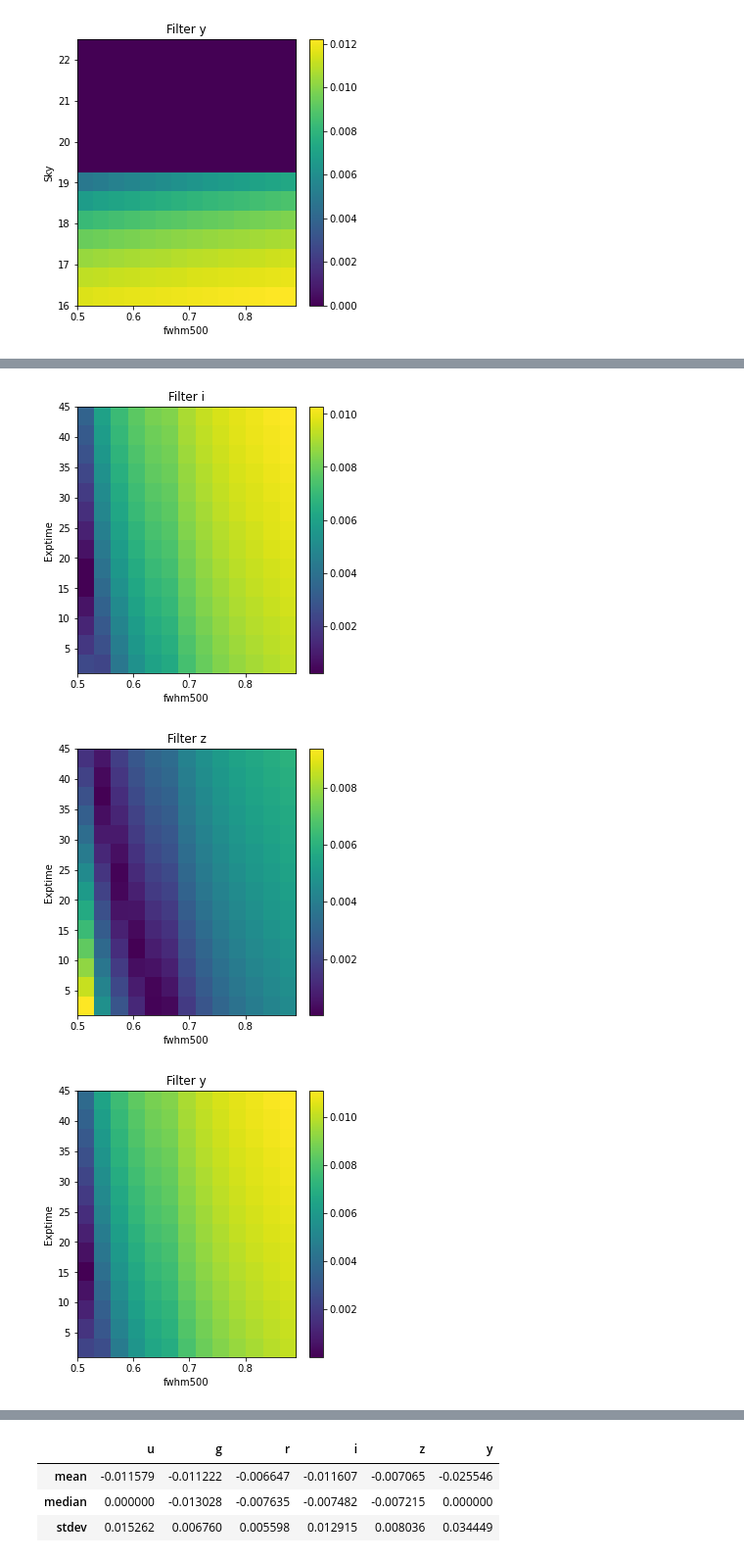
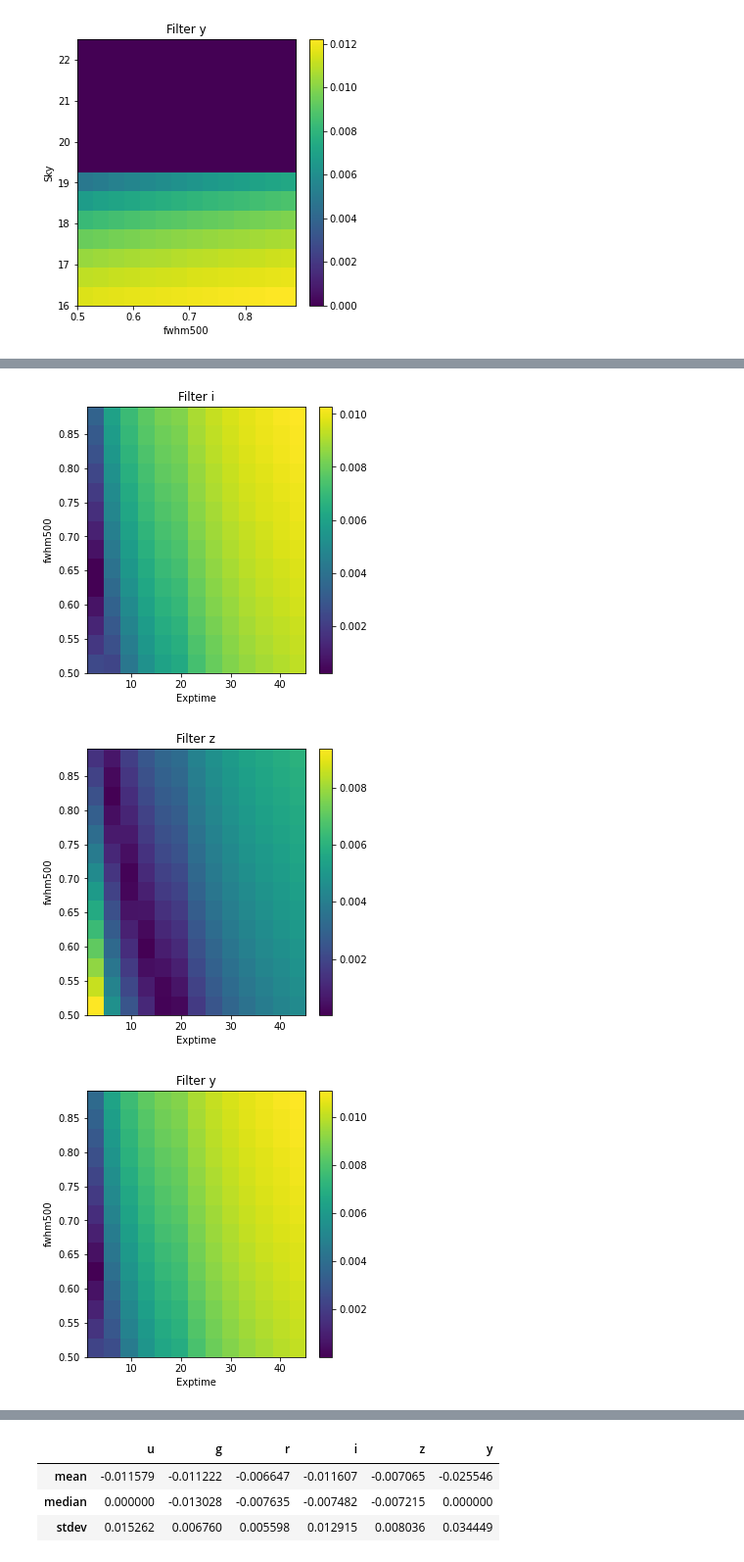
Before and after one commit to rhiannonlynne/notebooks, a Jupyter notebook: m5_approx check.ipynb, the cells around one changed output, grey strips where cells are left out. Shown at 98% size. Drawn from its saved outputs; the diff is of its cells as text; code cells hidden in the pictures.

Commit message:
Fix labels for plots

```diff
--- a/m5_approx check.ipynb
+++ b/m5_approx check.ipynb
@@ -297,10 +297,10 @@ diff[~skymask] = 0
 for fi,f in zip(flist, filterlist):
     plt.figure(figsize=(5,5))
     plt.imshow(diff[skyindx[f], :, :, 9, fi],
-               extent=[ X_range.min(), X_range.max(), fwhm500_range.min(), fwhm500_range.max()],
+               extent=[fwhm500_range.min(), fwhm500_range.max(), X_range.min(), X_range.max()],
               aspect='auto', origin='lower')
     plt.colorbar()
-    plt.ylabel('FWHM500')
-    plt.xlabel("Airmass")
+    plt.ylabel('Airmass')
+    plt.xlabel("fwhm500")
     plt.title(f'Filter {f}')
 # %% [output]
@@ -318,10 +318,10 @@ diff[~skymask] = 0
 for fi,f in zip(flist, filterlist):
     plt.figure(figsize=(5,5))
     plt.imshow(diff[skyindx[f], 1, :, :, fi],
-               extent=[ fwhm500_range.min(), fwhm500_range.max(), texp_range.min(), texp_range.max()],
+               extent=[ texp_range.min(), texp_range.max(), fwhm500_range.min(), fwhm500_range.max()],
               aspect='auto', origin='lower')
     plt.colorbar()
-    plt.ylabel('Exptime')
-    plt.xlabel("fwhm500")
+    plt.ylabel('fwhm500')
+    plt.xlabel("Exptime")
     plt.title(f'Filter {f}')
 # %% [output]
@@ -331,6 +331,6 @@ for fi,f in zip(flist, filterlist):
-[figure, old version]
+[figure, new version]
-[figure, old version]
+[figure, new version]
-[figure, old version]
+[figure, new version]
 # %%
 # airmass vs. exptime
 diff = np.abs(m5_scale - m5_calc)
```
Also changed, not shown: parts of 3 cells of this notebook.
